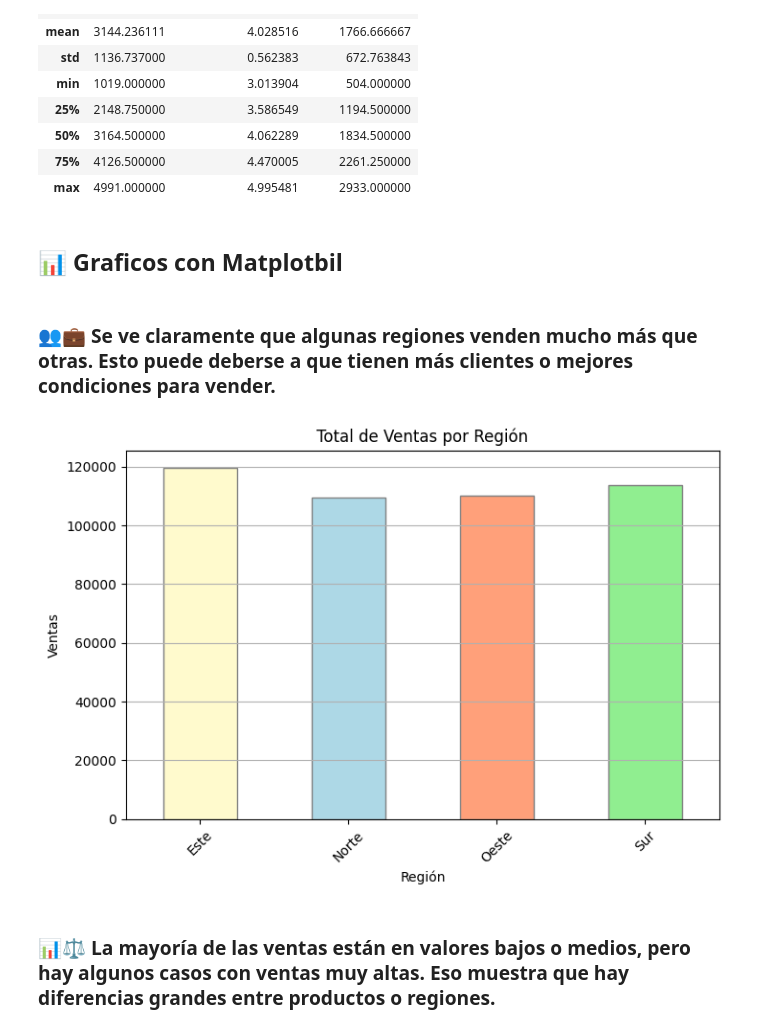
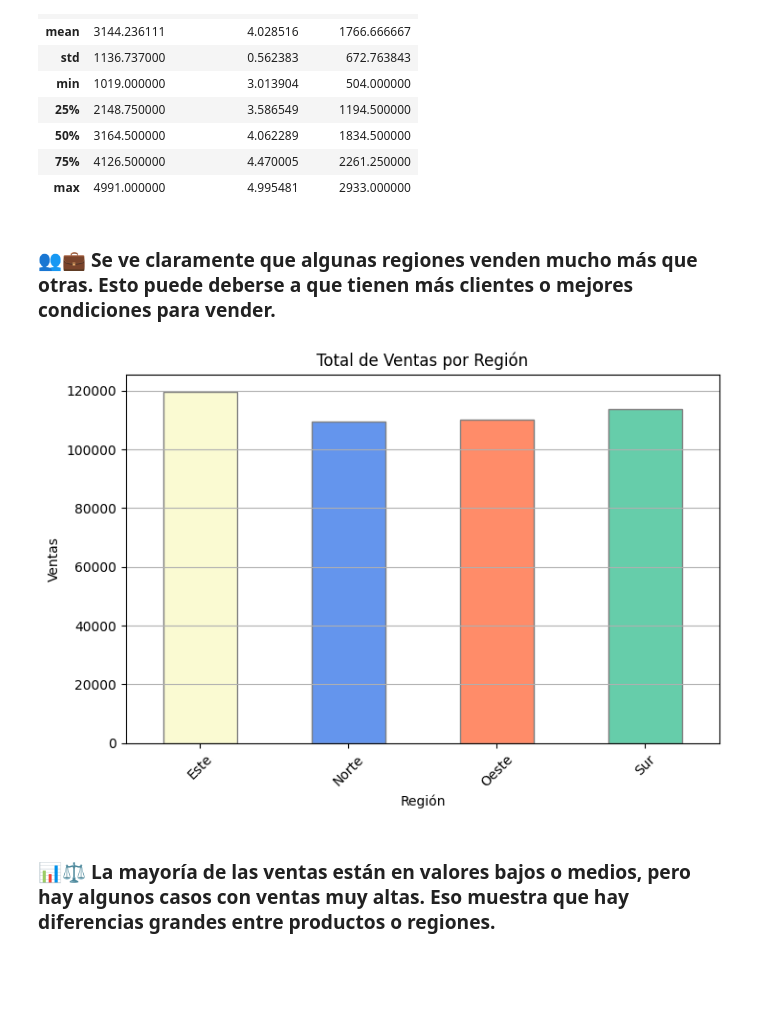
Before and after one commit to Gise05624/Proyecto_DataScience_I, a Jupyter notebook: Entrega_1/ProyectoDS_ParteI_Bargas.ipynb, the cells around one changed output. Saved outputs shown, nothing was run; the diff lists cells and outputs as text; code cells hidden in the pictures; blank space fills up the shorter version.

```diff
--- a/Entrega_1/ProyectoDS_ParteI_Bargas.ipynb
+++ b/Entrega_1/ProyectoDS_ParteI_Bargas.ipynb
@@ -50,7 +50,7 @@ import pandas as pd
 import seaborn as sns
 import matplotlib.pyplot as plt
 # %%
-df = pd.read_csv("/content/Actividad_visualizacion_en_python/ventas_dataset_actdeclase.csv")
+df = pd.read_csv("https://raw.githubusercontent.com/Gise05624/Proyecto_DataScience_I/refs/heads/main/Entrega_1/ventas_dataset_actdeclase.csv")
 df.head()
 # %% [output]
 |  | Region | Producto | Mes | Ventas | Satisfaccion_Cliente | Costo_Operativo |
@@ -82,28 +82,26 @@ df.describe()
 | 50% | 3164.500000 | 4.062289 | 1834.500000 |
 | 75% | 4126.500000 | 4.470005 | 2261.250000 |
 | max | 4991.000000 | 4.995481 | 2933.000000 |
-# %% [markdown]
-## 📊 Graficos con Matplotbil
 # %% [markdown]
 ### 👥💼 Se ve claramente que algunas regiones venden mucho más que otras. Esto puede deberse a que tienen más clientes o mejores condiciones para vender.
 # %%
 # Agrupar ventas por región
 ventas_por_region = df.groupby('Region')['Ventas'].sum()
 
 # Definir colores más suaves por región
-colores_por_region = {'Norte': '#ADD8E6', 'Sur': '#90EE90', 'Este': '#FFFACD', 'Oeste': '#FFA07A'}
+colores_por_region = {'Norte': '#6495ED', 'Sur': '#66CDAA', 'Este': '#FAFAD2', 'Oeste': '#FF8C69'}
 colores = [colores_por_region[region] for region in ventas_por_region.index]
 
 plt.figure(figsize=(8, 5))
 ventas_por_region.plot(kind='bar', color=colores, edgecolor='gray')
 plt.title('Total de Ventas por Región')
 plt.ylabel('Ventas')
 plt.xlabel('Región')
 plt.xticks(rotation=45)
 plt.grid(axis='y')
 plt.show()
 # %% [output]
-[figure, old version]
+[figure, new version]
 # %% [markdown]
 ### 📊⚖️ La mayoría de las ventas están en valores bajos o medios, pero hay algunos casos con ventas muy altas. Eso muestra que hay diferencias grandes entre productos o regiones.
 # %%
```
Also changed, not shown: parts of 10 cells of this notebook.
